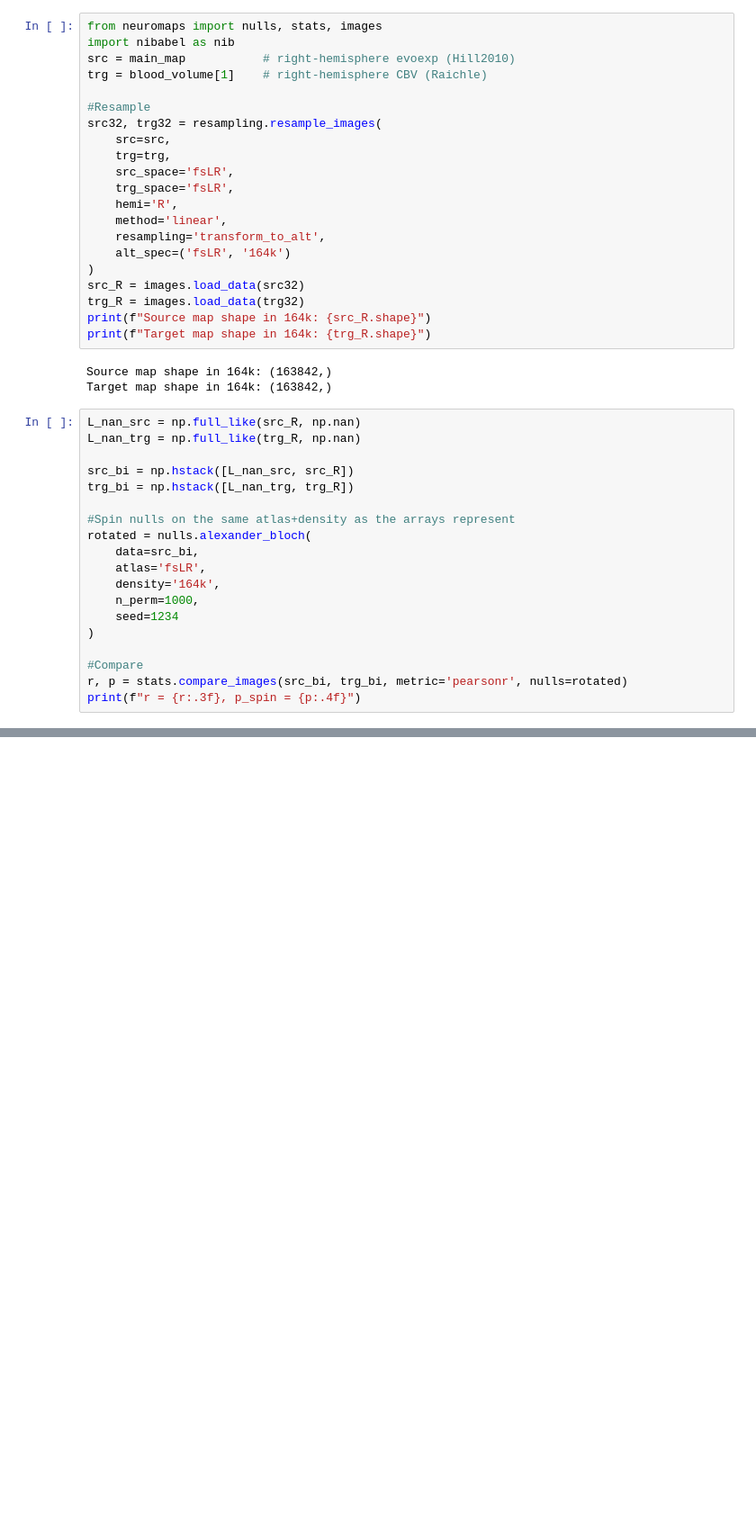
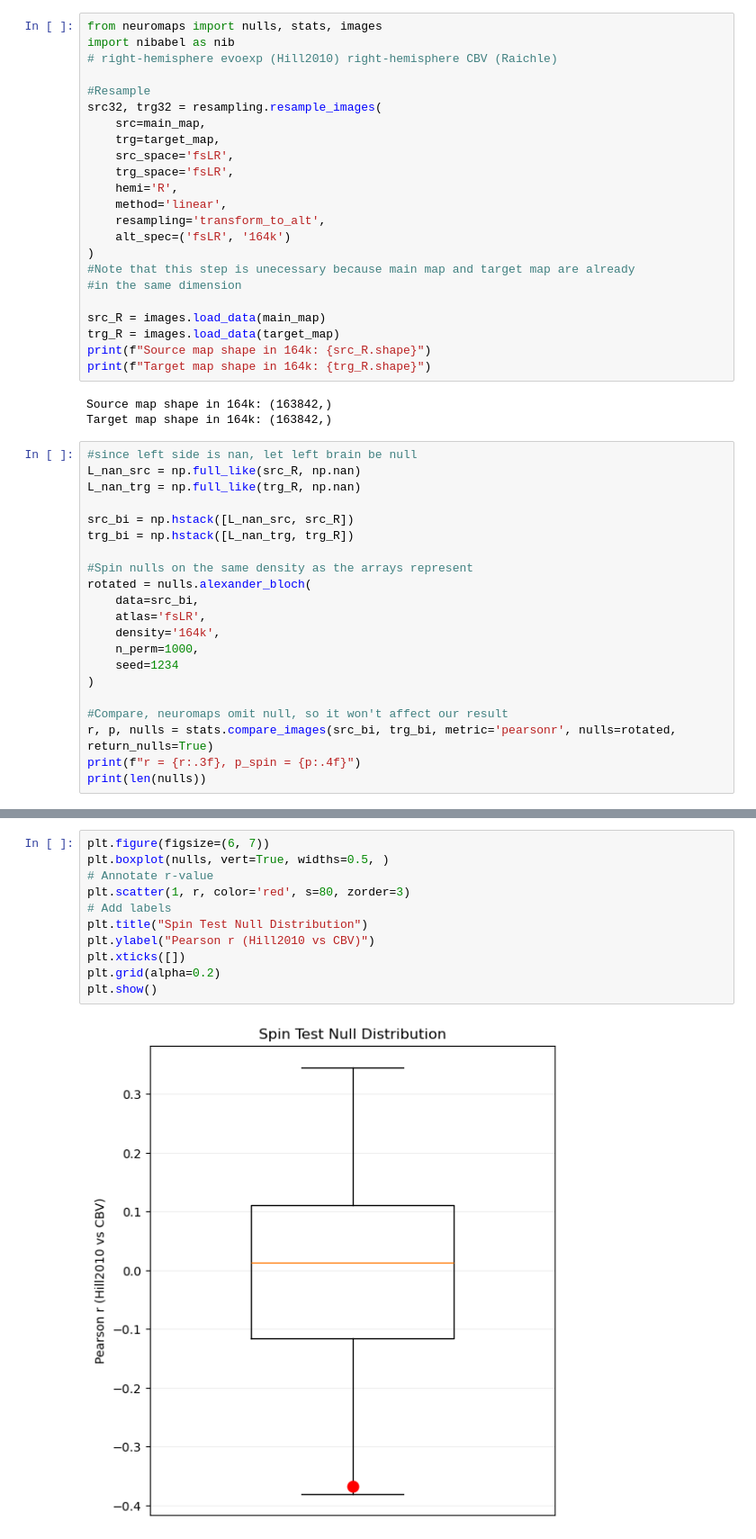
Before and after one commit to kesouder/dsc-neuroImages, a Jupyter notebook: FA25/code.ipynb, the cells around one changed output, grey strips where cells are left out. Shown at 90% size. Saved outputs shown, nothing was run; the diff lists cells and outputs as text; blank space fills up the shorter version.

```diff
--- a/FA25/code.ipynb
+++ b/FA25/code.ipynb
@@ -126,13 +136,12 @@ r = -0.367
 # %%
 from neuromaps import nulls, stats, images
 import nibabel as nib
-src = main_map           # right-hemisphere evoexp (Hill2010)
-trg = blood_volume[1]    # right-hemisphere CBV (Raichle)
+# right-hemisphere evoexp (Hill2010) right-hemisphere CBV (Raichle)
 
 #Resample
 src32, trg32 = resampling.resample_images(
-    src=src,
-    trg=trg,
+    src=main_map,
+    trg=target_map,
     src_space='fsLR',
     trg_space='fsLR',
     hemi='R',
@@ -140,21 +149,25 @@ src32, trg32 = resampling.resample_images(
     resampling='transform_to_alt',
     alt_spec=('fsLR', '164k')
 )
-src_R = images.load_data(src32)
-trg_R = images.load_data(trg32)
+#Note that this step is unecessary because main map and target map are already
+#in the same dimension
+
+src_R = images.load_data(main_map)
+trg_R = images.load_data(target_map)
 print(f"Source map shape in 164k: {src_R.shape}")
 print(f"Target map shape in 164k: {trg_R.shape}")
 # %% [output]
 Source map shape in 164k: (163842,)
 Target map shape in 164k: (163842,)
 # %%
+#since left side is nan, let left brain be null
 L_nan_src = np.full_like(src_R, np.nan)
 L_nan_trg = np.full_like(trg_R, np.nan)
 
 src_bi = np.hstack([L_nan_src, src_R])
 trg_bi = np.hstack([L_nan_trg, trg_R])
 
-#Spin nulls on the same atlas+density as the arrays represent
+#Spin nulls on the same density as the arrays represent
 rotated = nulls.alexander_bloch(
     data=src_bi,
     atlas='fsLR',
@@ -163,8 +176,9 @@ rotated = nulls.alexander_bloch(
     seed=1234
 )
 
-#Compare
-r, p = stats.compare_images(src_bi, trg_bi, metric='pearsonr', nulls=rotated)
+#Compare, neuromaps omit null, so it won't affect our result
+r, p, nulls = stats.compare_images(src_bi, trg_bi, metric='pearsonr', nulls=rotated, return_nulls=True)
 print(f"r = {r:.3f}, p_spin = {p:.4f}")
+print(len(nulls))
 # %% [output]
 r = -0.367, p_spin = 0.0030
@@ -170,0 +186,13 @@ r = -0.367, p_spin = 0.0030
+# %%
+plt.figure(figsize=(6, 7))
+plt.boxplot(nulls, vert=True, widths=0.5, )
+# Annotate r-value
+plt.scatter(1, r, color='red', s=80, zorder=3)
+# Add labels
+plt.title("Spin Test Null Distribution")
+plt.ylabel("Pearson r (Hill2010 vs CBV)")
+plt.xticks([])
+plt.grid(alpha=0.2)
+plt.show()
+# %% [output]
+[figure, added]
```
Also changed, not shown: parts of 6 cells of this notebook, 1 other file.
